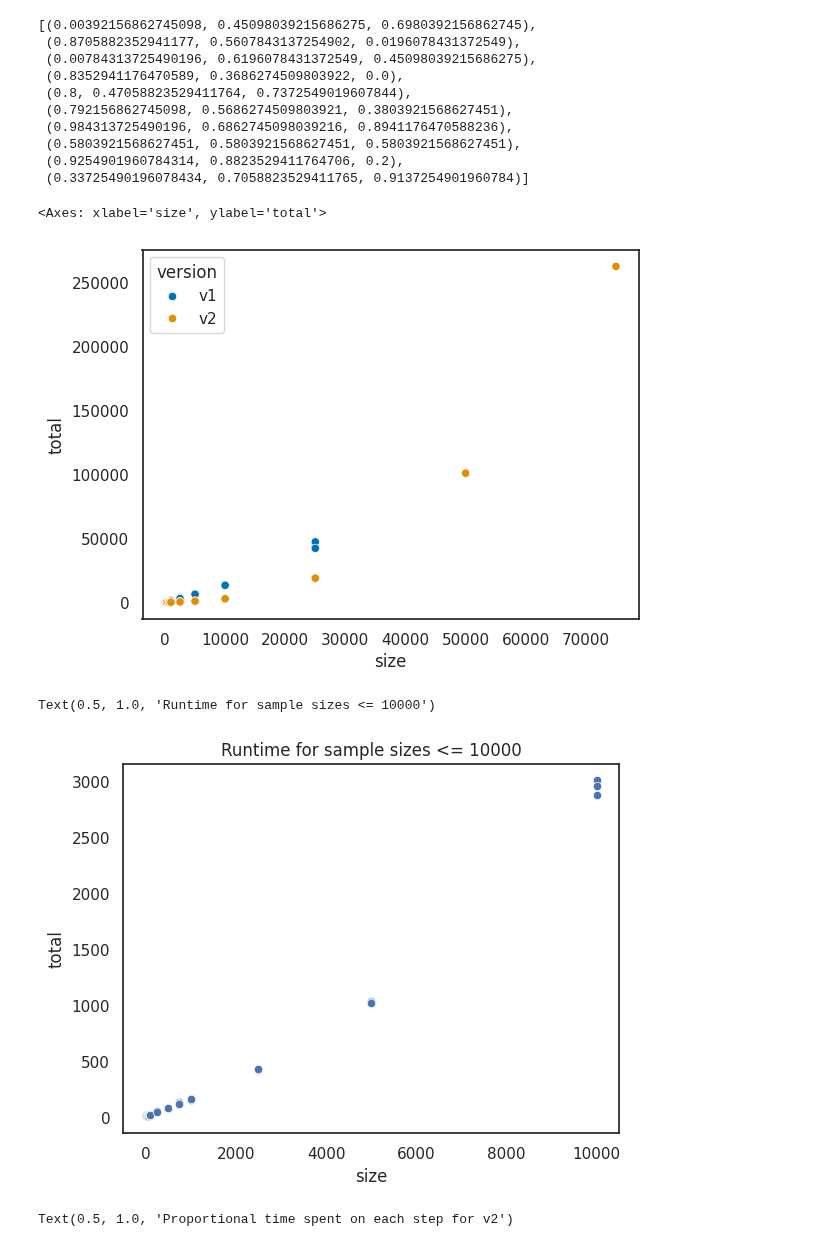
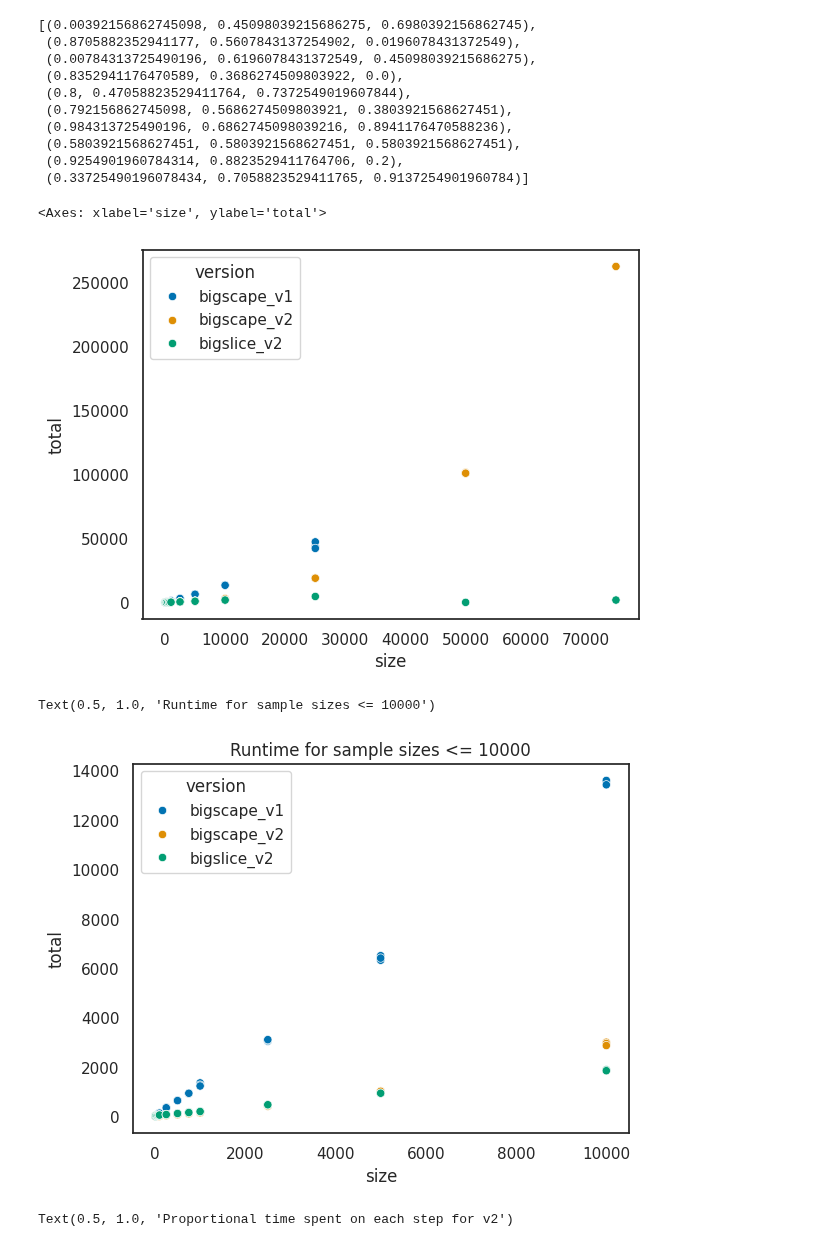
Before and after one commit to adraismawur/bigscape-v2-notebooks, a Jupyter notebook: runtimes.ipynb, the cells around one changed output. Cells and saved outputs as stored; diff of their text form; code cells hidden in the pictures.

```diff
--- a/bs2-runtimes.ipynb
+++ b/runtimes.ipynb
@@ -22,50 +22,57 @@ sns.color_palette(COLOR_MAP)
  (0.9254901960784314, 0.8823529411764706, 0.2),
  (0.33725490196078434, 0.7058823529411765, 0.9137254901960784)]
 # %%
-# load data, csv is:
-# size,sample,start,hmm_scan,hmm_scan_save,hmm_align,hmm_align_save,distance_calc,cc_gen,cc_gen_save,total
-bs1_matrix = pd.read_csv("bs1_matrix.csv")
-bs2_matrix = pd.read_csv("bs2_matrix.csv")
+# load data
+# bs1 csv: size,sample,start,hmm_scan,hmm_align,distance_calc,cc_gen,total
+bigscape_v1_matrix = pd.read_csv("bs1_matrix.csv")
+# bs2 csv: size,sample,start,hmm_scan,hmm_scan_save,hmm_align,hmm_align_save,distance_calc,cc_gen,cc_gen_save,total
+bigscape_v2_matrix = pd.read_csv("bs2_matrix.csv")
+# bigslice csv: size,sample,start,total
+bigslice_v2_matrix = pd.read_csv("bigslice_matrix.csv")
 
 # use size and sample as index
-bs1_matrix = bs1_matrix.set_index(["size", "sample"])
-bs2_matrix = bs2_matrix.set_index(["size", "sample"])
+bigscape_v1_matrix = bigscape_v1_matrix.set_index(["size", "sample"])
+bigscape_v2_matrix = bigscape_v2_matrix.set_index(["size", "sample"])
+
+bigslice_v2_matrix = bigslice_v2_matrix.set_index(["size", "sample"])
 
 # collate a totals df containing both versions
-totals = pd.DataFrame(index=bs2_matrix.index)
-totals["v1"] = bs1_matrix["total"]
-totals["v2"] = bs2_matrix["total"]
+totals = pd.DataFrame(index=bigscape_v2_matrix.index)
+totals["bigscape_v1"] = bigscape_v1_matrix["total"]
+totals["bigscape_v2"] = bigscape_v2_matrix["total"]
+
+totals["bigslice_v2"] = bigslice_v2_matrix["total"]
+
 totals["size"] = totals.index.get_level_values(0)
 # re-add size as a column
 totals = totals.melt(value_name="total", var_name="version", id_vars="size")
 
 # drop irrelevant columns for stacked bar chart
-bs1_matrix_dropped = bs1_matrix.drop(columns=["start", "total"])
-bs2_matrix_dropped = bs2_matrix.drop(columns=["start", "total"])
+bigscape_v1_matrix_dropped = bigscape_v1_matrix.drop(columns=["start", "total"])
+bigscape_v2_matrix_dropped = bigscape_v2_matrix.drop(columns=["start", "total"])
 
 # average out the times on size for relative stacked bar chart
-bs1_matrix_avg = bs1_matrix_dropped.groupby(["size"]).mean()
-bs2_matrix_avg = bs2_matrix_dropped.groupby(["size"]).mean()
+bigscape_v1_matrix_avg = bigscape_v1_matrix_dropped.groupby(["size"]).mean()
+bigscape_v2_matrix_avg = bigscape_v2_matrix_dropped.groupby(["size"]).mean()
 
 # calculate proportional time spent on each step
 # get the sum of each row
-bs1_matrix_sum = bs1_matrix_avg.sum(axis=1)
-bs2_matrix_sum = bs2_matrix_avg.sum(axis=1)
+bigscape_v1_matrix_sum = bigscape_v1_matrix_avg.sum(axis=1)
+bigscape_v2_matrix_sum = bigscape_v2_matrix_avg.sum(axis=1)
 # divide each column by the sum
-bs1_matrix_avg_prop = bs1_matrix_avg.div(bs1_matrix_sum, axis=0)
-bs2_matrix_avg_prop = bs2_matrix_avg.div(bs2_matrix_sum, axis=0)
+bigscape_v1_avg_prop = bigscape_v1_matrix_avg.div(bigscape_v1_matrix_sum, axis=0)
+bigscape_v2_avg_prop = bigscape_v2_matrix_avg.div(bigscape_v2_matrix_sum, axis=0)
 # %%
 
 sns.scatterplot(totals, x="size", y="total", hue="version", palette=COLOR_MAP)
 # %% [output]
 <Axes: xlabel='size', ylabel='total'>
-[figure, old version]
+[figure, new version]
 # %%
 # points <= 10000
-bs2_matrix_lower = bs2_matrix[bs2_matrix.index.get_level_values(0) <= 10000]
-sns.scatterplot(bs2_matrix_lower, x="size", y="total",)
+sns.scatterplot(totals[totals["size"] <= 10000], x="size", y="total", hue="version", palette=COLOR_MAP)
 plt.title("Runtime for sample sizes <= 10000")
 # %% [output]
 Text(0.5, 1.0, 'Runtime for sample sizes <= 10000')
-[figure, old version]
+[figure, new version]
 # %%
```
Also changed, not shown: parts of 2 cells of this notebook, 1 other file.
